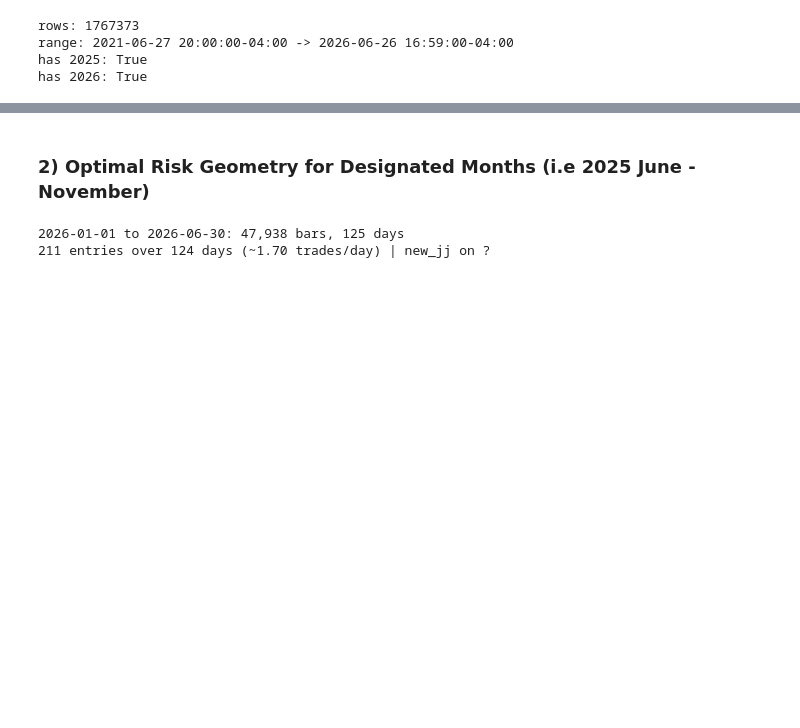
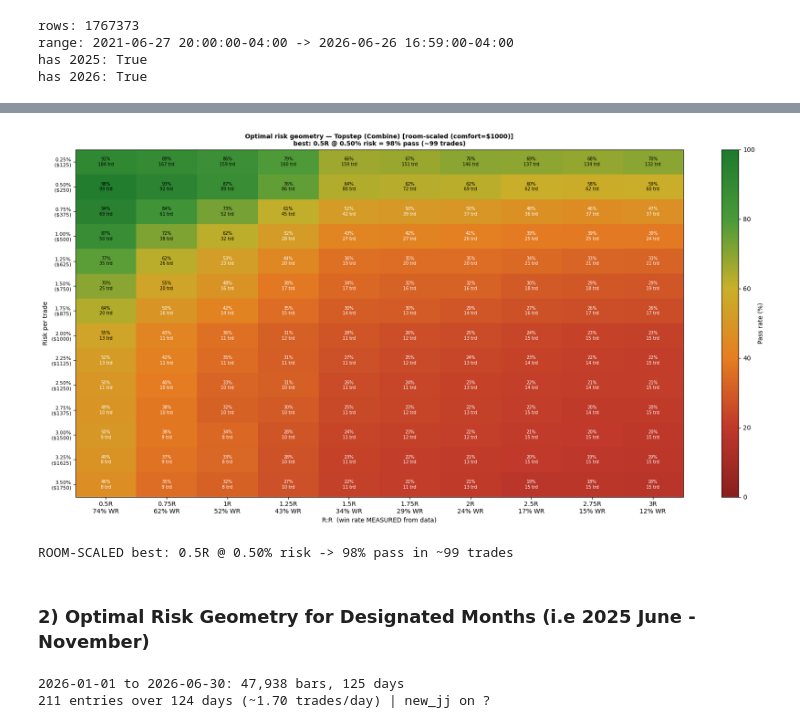
Before and after one commit to 2115hsun/Propfirm-Convex-Payoff-Analysis, a Jupyter notebook: Master Analysis/analysis_notebook_1 (updated 07.11.26).ipynb, the cells around one changed output, grey strips where cells are left out. Cells and saved outputs as stored; diff of their text form; code cells hidden in the pictures; blank space fills up the shorter version.

```diff
--- a/Master Analysis/analysis_notebook_1 (updated 07.11.26).ipynb
+++ b/Master Analysis/analysis_notebook_1 (updated 07.11.26).ipynb
@@ -139,3 +220,15 @@ has 2026: True
+# %%
+# === SAME HEATMAP, ROOM-SCALED SIZING ===
+fig, g_rs = risk_rr_heatmap(FIRM, E, risk_pcts=RISK_PCTS, rr_grid=RR_GRID,
+                            n_paths=2000, max_trades=300,
+                            sizing="room_scaled",
+                            comfort_room=COMFORT_ROOM, min_risk_frac=MIN_RISK_FRAC)
+plt.show()
+print(f"ROOM-SCALED best: {g_rs['opt_rr']:g}R @ {g_rs['opt_risk_pct']:.2f}% risk "
+      f"-> {g_rs['opt_pass_pct']:.0f}% pass in ~{g_rs['opt_speed']:.0f} trades")
+# %% [output]
+[figure, added]
+ROOM-SCALED best: 0.5R @ 0.50% risk -> 98% pass in ~99 trades
 # %% [markdown]
 ### 2) Optimal Risk Geometry for Designated Months (i.e 2025 June - November)
 # %%
```
Also changed, not shown: parts of 9 cells of this notebook, 5 other files.
